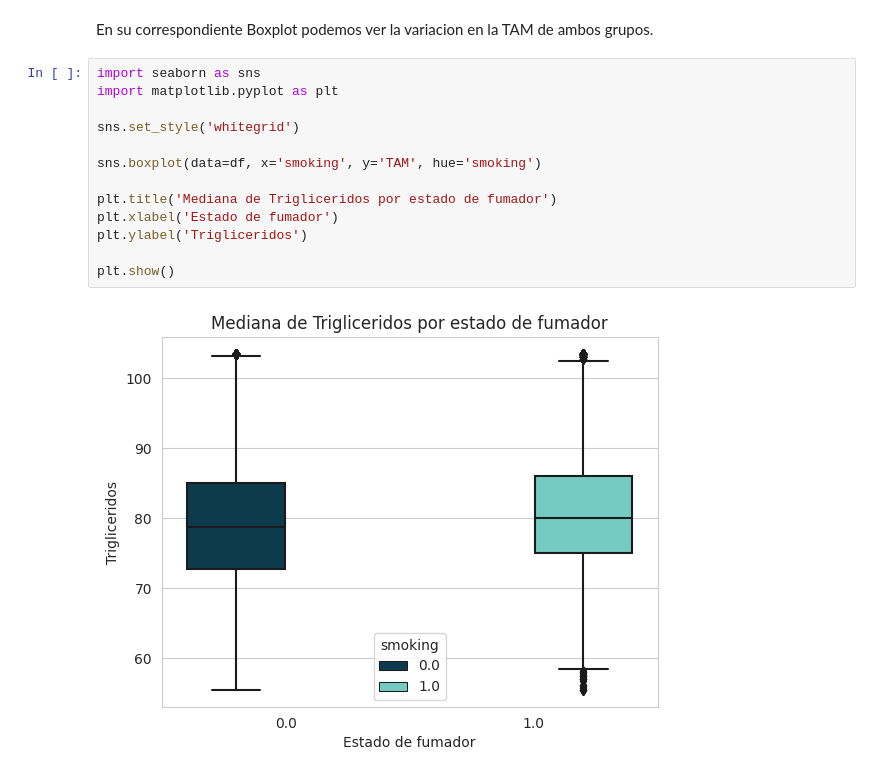
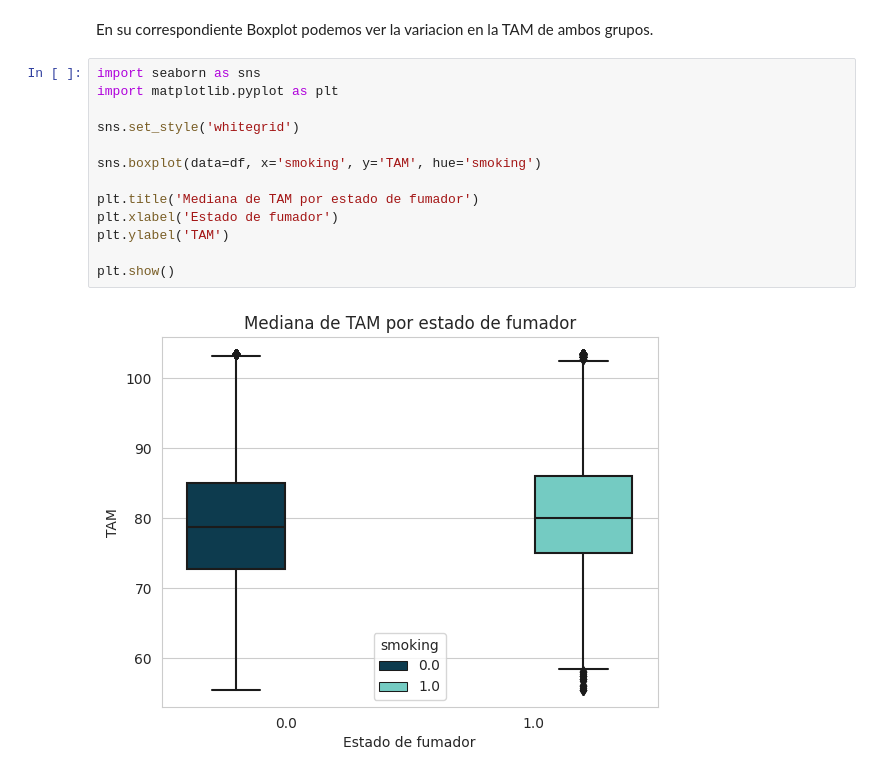
Before and after one commit to Matykyng/Trabajo-final-Coderhouse, a Jupyter notebook: DataStorytelling_Matias_More.ipynb, the cells around one changed output. Drawn from its saved outputs; the diff is of its cells as text.

```diff
--- a/DataStorytelling_Matias_More.ipynb
+++ b/DataStorytelling_Matias_More.ipynb
@@ -328,15 +328,15 @@ En su correspondiente Boxplot podemos ver la variacion en la TAM de ambos grupos
 # %%
 import seaborn as sns
 import matplotlib.pyplot as plt
 
 sns.set_style('whitegrid')
 
 sns.boxplot(data=df, x='smoking', y='TAM', hue='smoking')
 
-plt.title('Mediana de Trigliceridos por estado de fumador')
+plt.title('Mediana de TAM por estado de fumador')
 plt.xlabel('Estado de fumador')
-plt.ylabel('Trigliceridos')
+plt.ylabel('TAM')
 
 plt.show()
 # %% [output]
-[figure, old version]
+[figure, new version]
```
Also changed, not shown: parts of 3 cells of this notebook.
